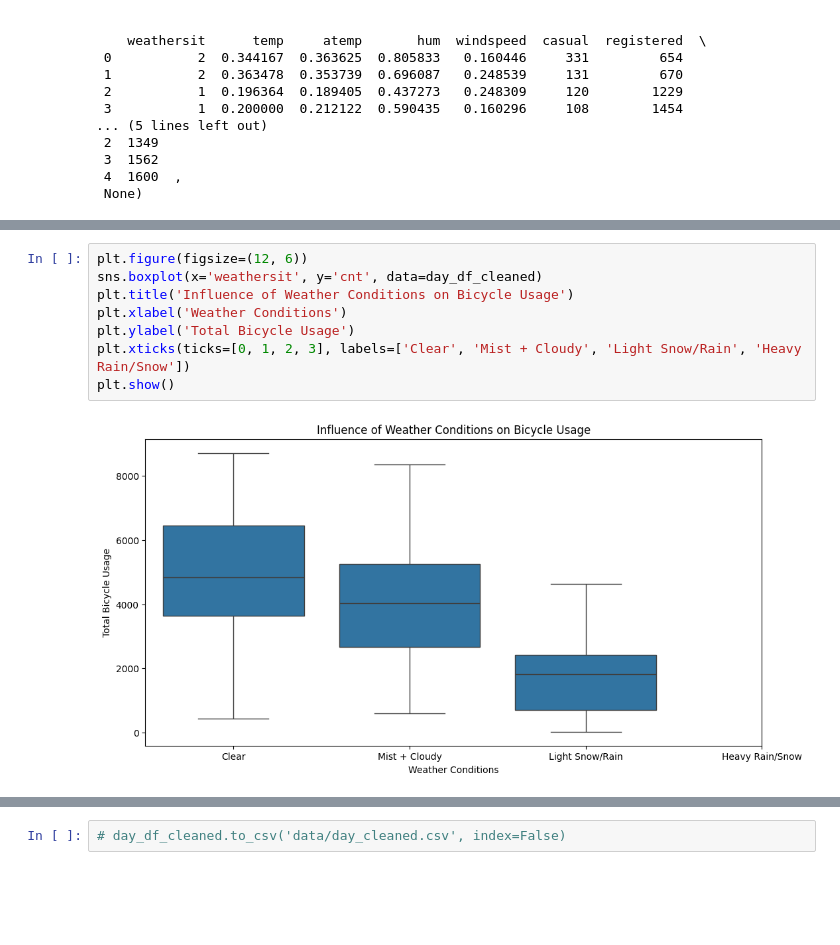
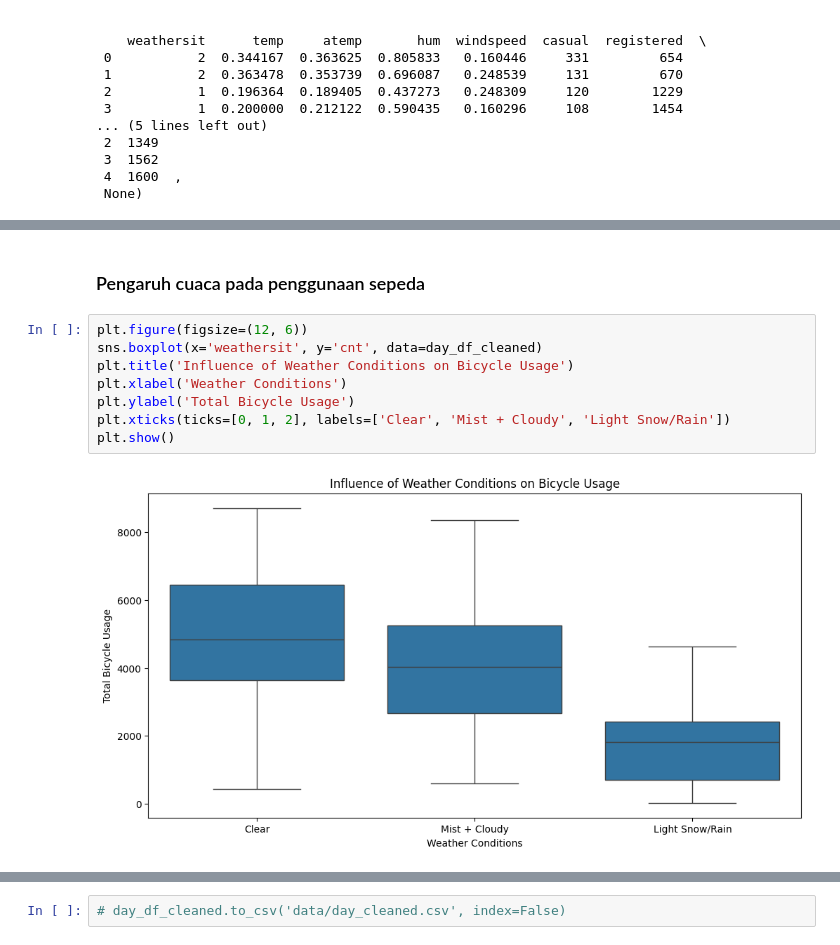
Before and after one commit to Tanuki74/Bike-Sharing-Dashboard, a Jupyter notebook: notebook.ipynb, the cells around one changed output, grey strips where cells are left out. Cells and saved outputs as stored; diff of their text form; blank space fills up the shorter version.

```diff
--- a/notebook.ipynb
+++ b/notebook.ipynb
@@ -317,10 +336,12 @@ memory usage: 91.5+ KB
+# %% [markdown]
+### Pengaruh cuaca pada penggunaan sepeda
 # %%
 plt.figure(figsize=(12, 6))
 sns.boxplot(x='weathersit', y='cnt', data=day_df_cleaned)
 plt.title('Influence of Weather Conditions on Bicycle Usage')
 plt.xlabel('Weather Conditions')
 plt.ylabel('Total Bicycle Usage')
-plt.xticks(ticks=[0, 1, 2, 3], labels=['Clear', 'Mist + Cloudy', 'Light Snow/Rain', 'Heavy Rain/Snow'])
+plt.xticks(ticks=[0, 1, 2], labels=['Clear', 'Mist + Cloudy', 'Light Snow/Rain'])
 plt.show()
 # %% [output]
-[figure, old version]
+[figure, new version]
```
Also changed, not shown: parts of 10 cells of this notebook.
